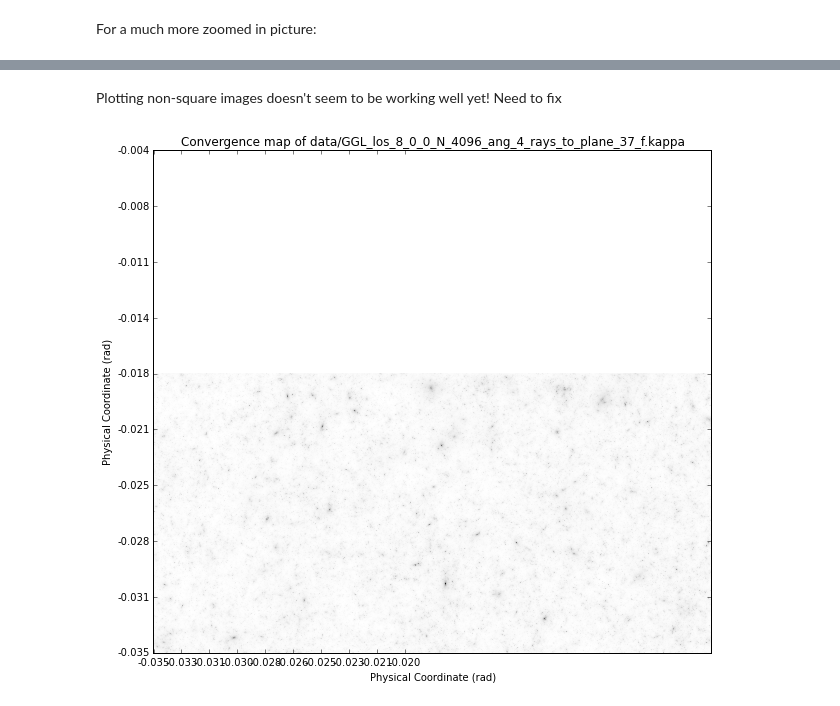
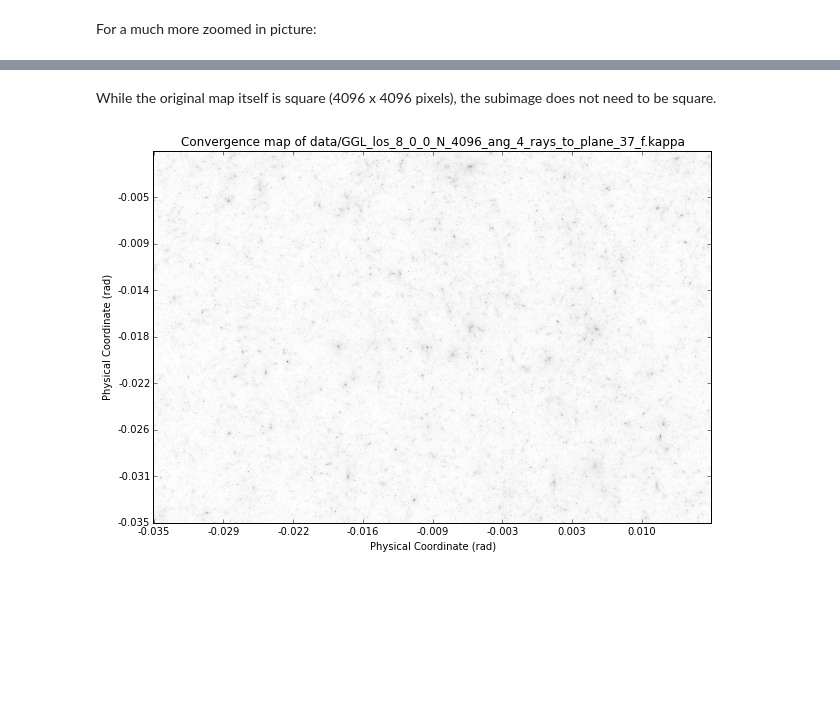
Before and after one commit to drphilmarshall/Pangloss, a Jupyter notebook: Demo.ipynb, the cells around one changed output, grey strips where cells are left out. Saved outputs shown, nothing was run; the diff lists cells and outputs as text; code cells hidden in the pictures; blank space fills up the shorter version.

Commit message:
Fixed a bug in which non-square subimages did not plot correctly. Demo was updated as well. #33

```diff
--- a/Demo.ipynb
+++ b/Demo.ipynb
@@ -68,6 +68,6 @@ K.plot(10,[0,250,0,250])
-# %% [markdown]
-Plotting non-square images doesn't seem to be working well yet! Need to fix
+# %% [markdown]
+While the original map itself is square (4096 x 4096 pixels), the subimage does not need to be square.
 # %%
-K.plot(10,[0,1000,0,2000])
+K.plot(10,[0,3000,0,2000])
 # %% [output]
-[figure, old version]
+[figure, new version]
```
Also changed, not shown: parts of 5 cells of this notebook, 1 other file.
